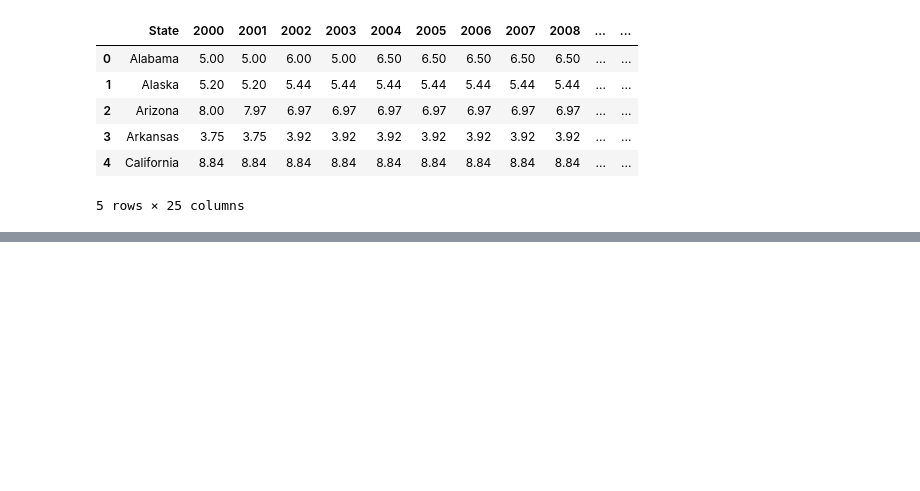
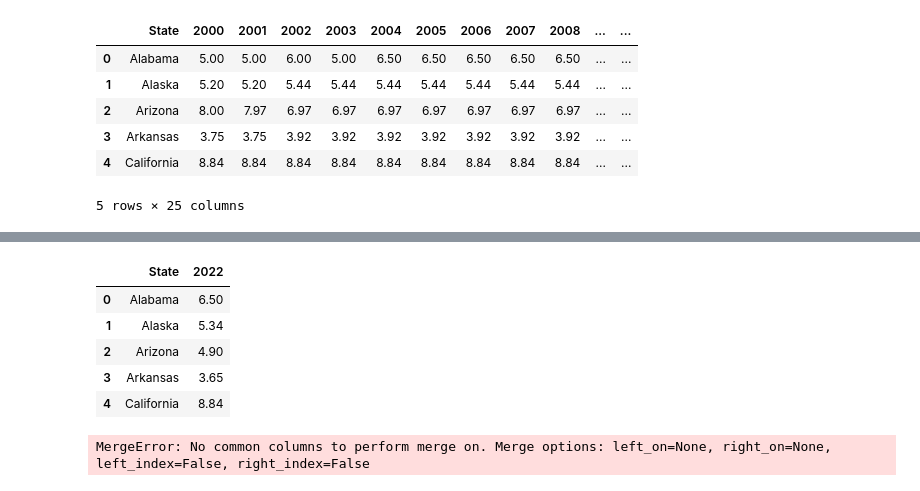
Before and after one commit to anoushkaberry15/data-analytics-project, a Jupyter notebook: test.ipynb, the cells around one changed output, grey strips where cells are left out. Cells and saved outputs as stored; diff of their text form; code cells hidden in the pictures; blank space fills up the shorter version.

```diff
--- a/test.ipynb
+++ b/test.ipynb
@@ -31,0 +70,14 @@ df.plot()
+# %%
+df_test = df[['State','2022']].copy()
+df_test.head()
+# %% [output]
+|  | State | 2022 |
+| 0 | Alabama | 6.50 |
+| 1 | Alaska | 5.34 |
+| 2 | Arizona | 4.90 |
+| 3 | Arkansas | 3.65 |
+| 4 | California | 8.84 |
+# %%
+merged = gdf.merge(df_test)
+# %% [output]
+MergeError: No common columns to perform merge on. Merge options: left_on=None, right_on=None, left_index=False, right_index=False
```
Also changed, not shown: parts of 5 cells of this notebook, 9 other files.
